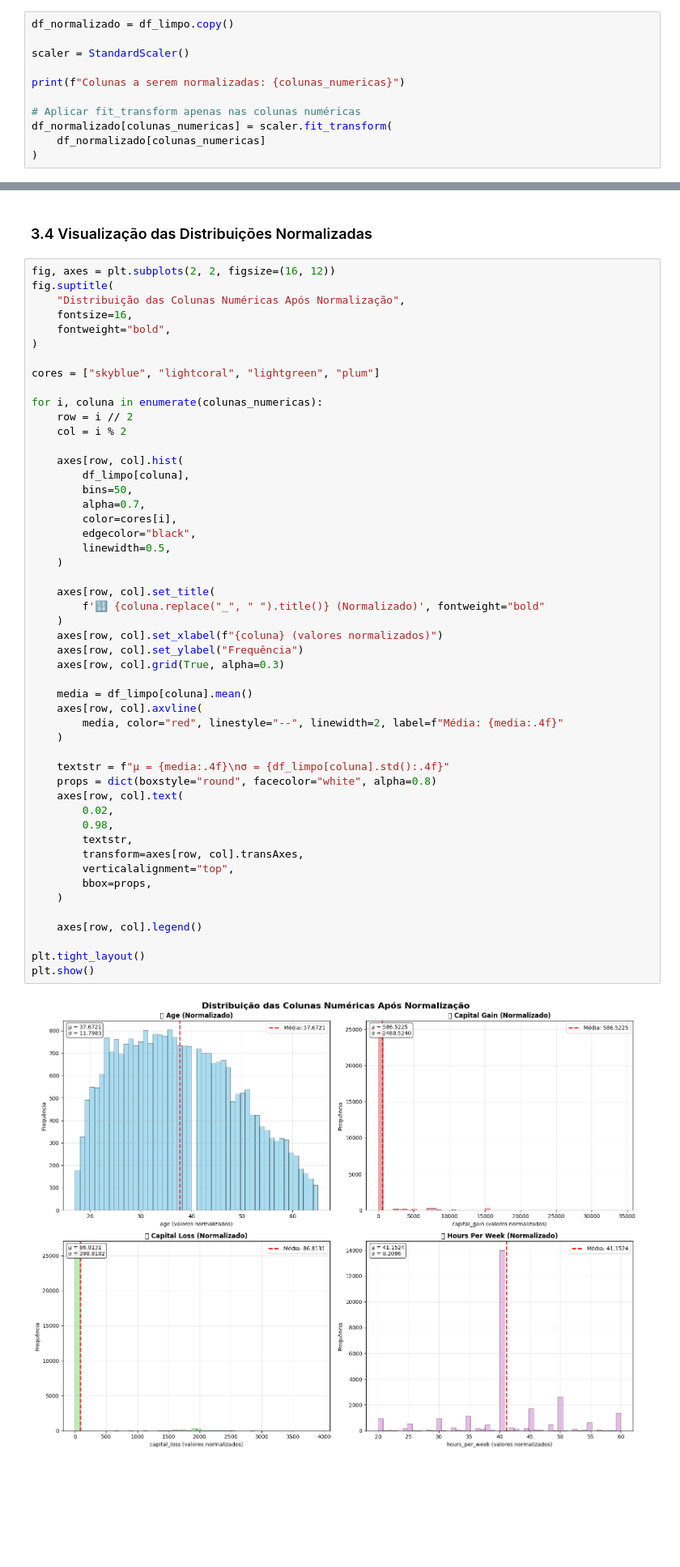
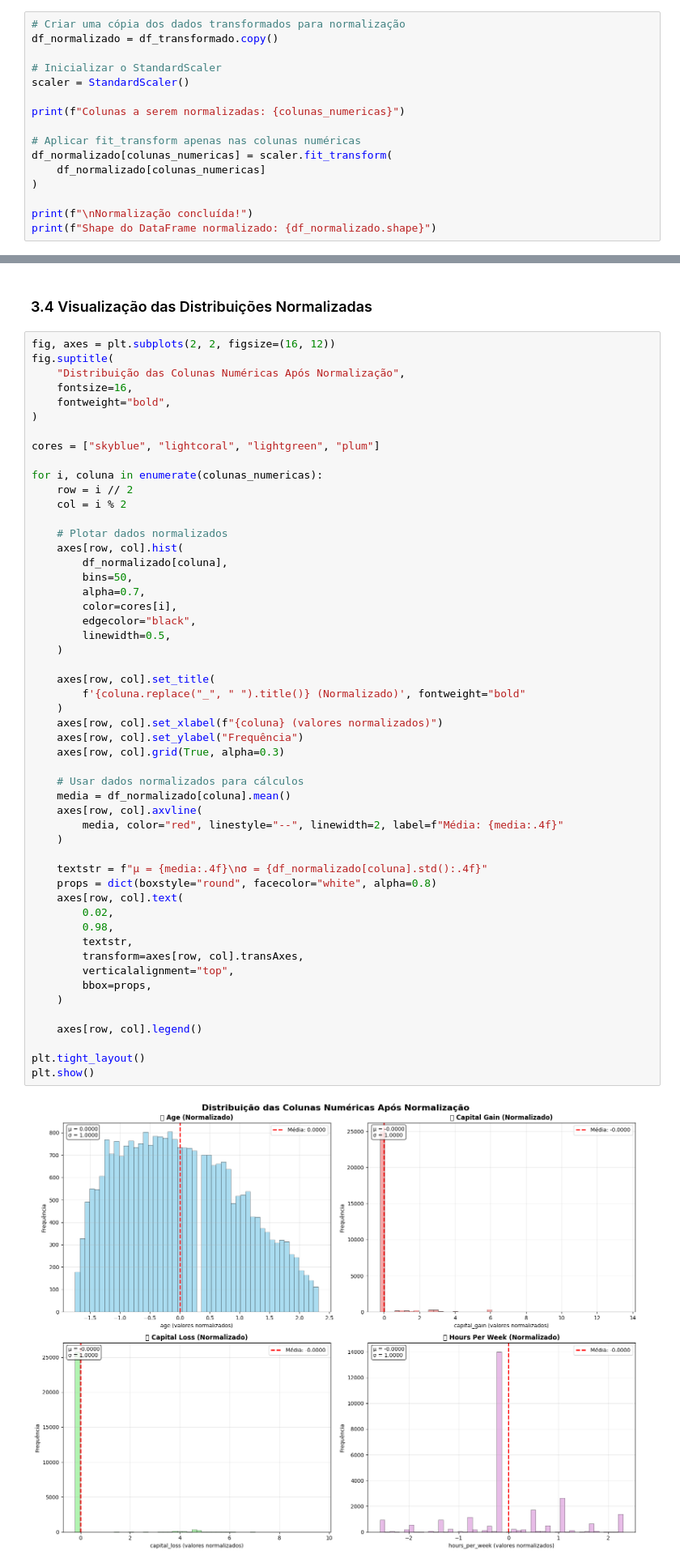
Before and after one commit to FelipeFlamarini/ML2025.1, a Jupyter notebook: wage_prediction/adult_data_preprocessing.ipynb, the cells around one changed output, grey strips where cells are left out. Shown: that part at 81% size. Cells and saved outputs as stored; diff of their text form; blank space fills up the shorter version.

Commit message:
consertando normalização e resumo final

```diff
--- a/wage_prediction/adult_data_preprocessing.ipynb
+++ b/wage_prediction/adult_data_preprocessing.ipynb
@@ -555,8 +557,10 @@ Coluna CAPITAL_GAIN:
 # %% [markdown]
 ### 3.2 Aplicando a Normalização
 # %%
-df_normalizado = df_limpo.copy()
+# Criar uma cópia dos dados transformados para normalização
+df_normalizado = df_transformado.copy()
 
+# Inicializar o StandardScaler
 scaler = StandardScaler()
 
 print(f"Colunas a serem normalizadas: {colunas_numericas}")
@@ -565,5 +569,8 @@ print(f"Colunas a serem normalizadas: {colunas_numericas}")
 df_normalizado[colunas_numericas] = scaler.fit_transform(
     df_normalizado[colunas_numericas]
 )
+
+print(f"\nNormalização concluída!")
+print(f"Shape do DataFrame normalizado: {df_normalizado.shape}")
 # %% [output]
 Colunas a serem normalizadas: ['age', 'capital_gain', 'capital_loss', 'hours_per_week']
@@ -613,41 +623,43 @@ for i, coluna in enumerate(colunas_numericas):
     row = i // 2
     col = i % 2
 
+    # Plotar dados normalizados
     axes[row, col].hist(
-        df_limpo[coluna],
+        df_normalizado[coluna],
         bins=50,
         alpha=0.7,
         color=cores[i],
         edgecolor="black",
         linewidth=0.5,
     )
 
     axes[row, col].set_title(
-        f'🔢 {coluna.replace("_", " ").title()} (Normalizado)', fontweight="bold"
+        f'{coluna.replace("_", " ").title()} (Normalizado)', fontweight="bold"
     )
     axes[row, col].set_xlabel(f"{coluna} (valores normalizados)")
     axes[row, col].set_ylabel("Frequência")
     axes[row, col].grid(True, alpha=0.3)
 
-    media = df_limpo[coluna].mean()
+    # Usar dados normalizados para cálculos
+    media = df_normalizado[coluna].mean()
     axes[row, col].axvline(
         media, color="red", linestyle="--", linewidth=2, label=f"Média: {media:.4f}"
     )
 
-    textstr = f"μ = {media:.4f}\nσ = {df_limpo[coluna].std():.4f}"
+    textstr = f"μ = {media:.4f}\nσ = {df_normalizado[coluna].std():.4f}"
     props = dict(boxstyle="round", facecolor="white", alpha=0.8)
     axes[row, col].text(
         0.02,
         0.98,
         textstr,
         transform=axes[row, col].transAxes,
         verticalalignment="top",
         bbox=props,
     )
 
     axes[row, col].legend()
 
 plt.tight_layout()
 plt.show()
 # %% [output]
-[figure, old version]
+[figure, new version]
```
Also changed, not shown: parts of 9 cells of this notebook.
